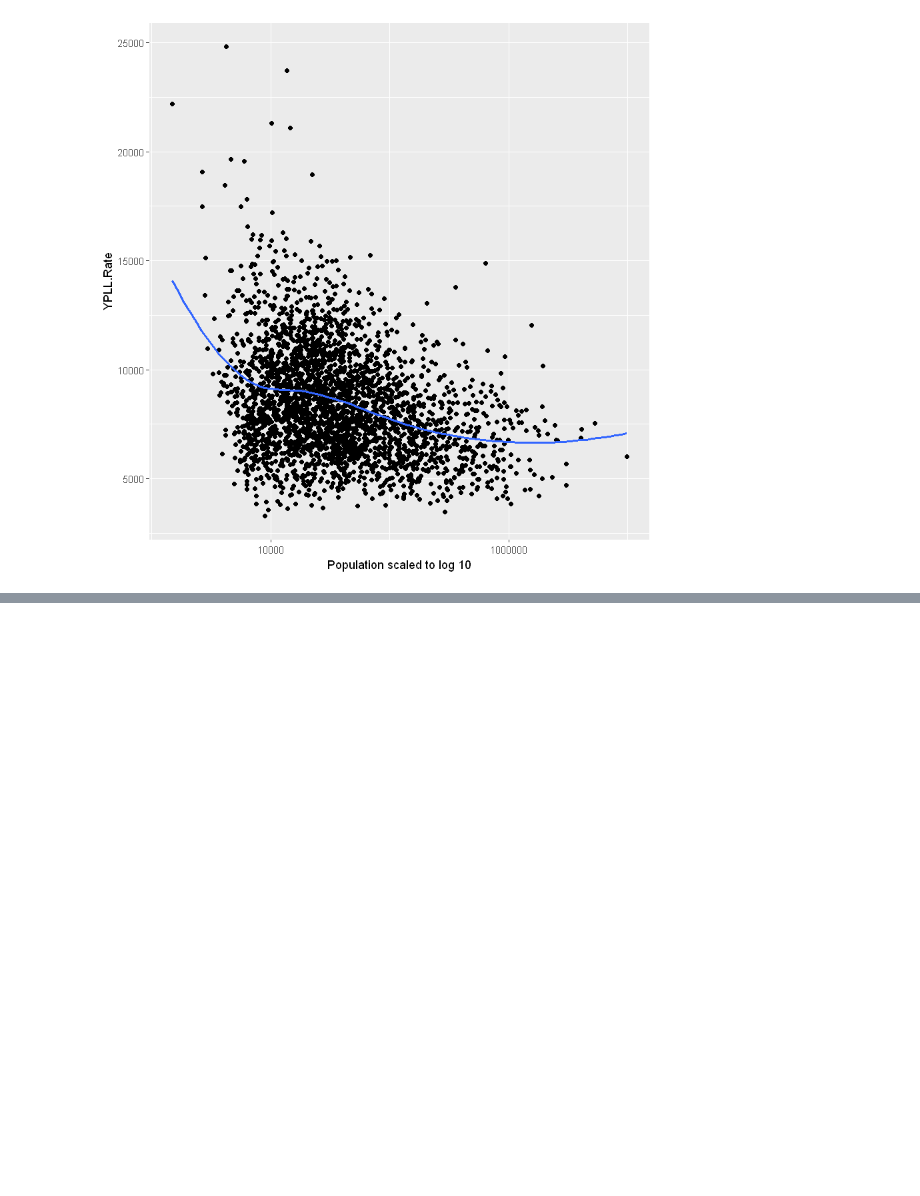
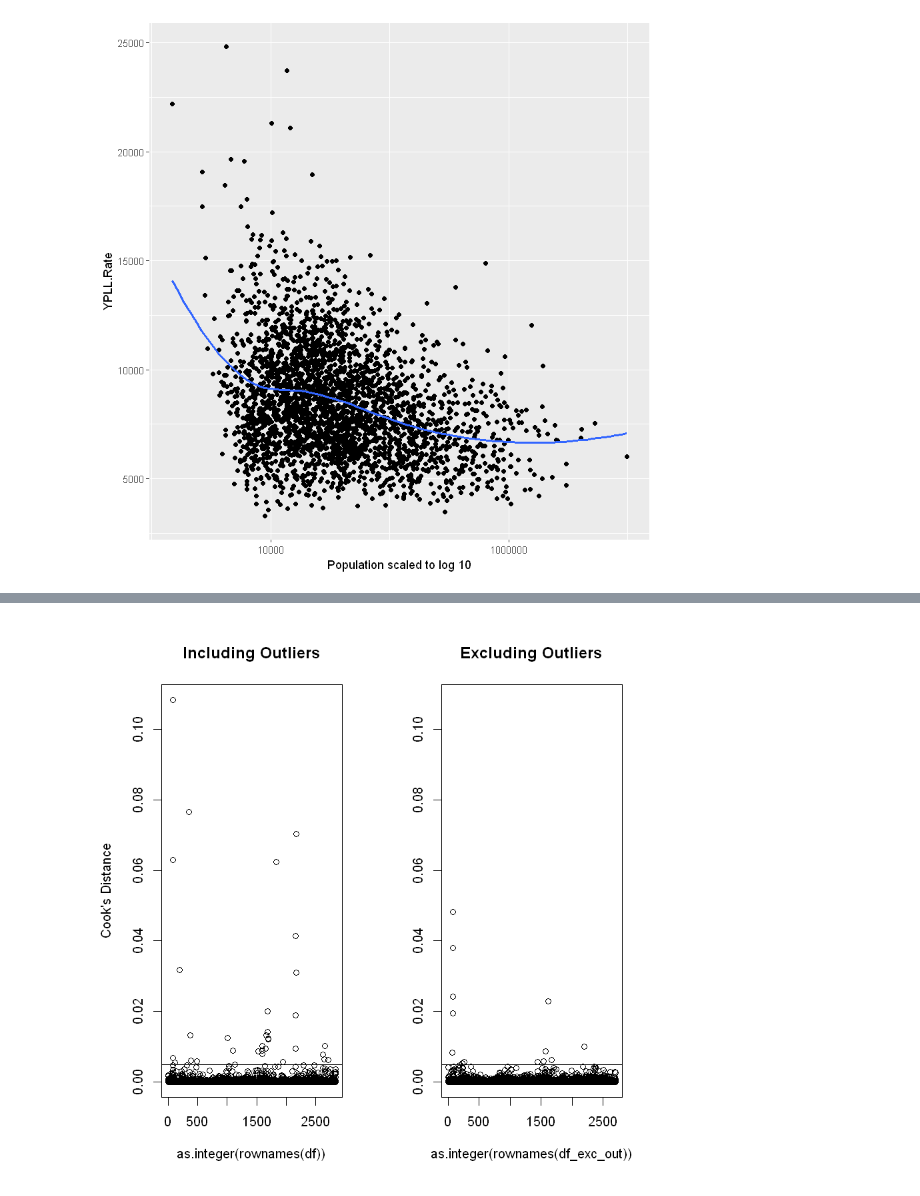
Before and after one commit to royxss/AppliedStats, a Jupyter notebook: YPLL.ipynb, the cells around one changed output, grey strips where cells are left out. Cells and saved outputs as stored; diff of their text form; code cells hidden in the pictures; blank space fills up the shorter version.

```diff
--- a/YPLL.ipynb
+++ b/YPLL.ipynb
@@ -308,0 +282,15 @@ F-statistic:  6434 on 16 and 2818 DF,  p-value: < 0.00000000000000022
+# %%
+# Remove influential observations using Cook's D
+cook_simple = cooks.distance(lm.1)
+cook_exc_outliers = cooks.distance(lm.2)
+# identify Cook's D values > 4/(n-k-1)
+cutoff <- 4/((nrow(df_exc_out)-length(lm.2$coefficients)-2))
+par(mfrow = c(1, 2))
+plot(as.integer(rownames(df)), cook_simple, main = "Including Outliers",
+     ylab = "Cook's Distance", ylim = c(0, max(cook_simple)))
+abline(h = 0.005)
+plot(as.integer(rownames(df_exc_out)), cook_exc_outliers, main = "Excluding Outliers",
+     ylab = "", ylim = c(0, max(cook_simple)))
+abline(h = 0.005)
+# %% [output]
+[figure, added]
```
Also changed, not shown: parts of 14 cells of this notebook.
